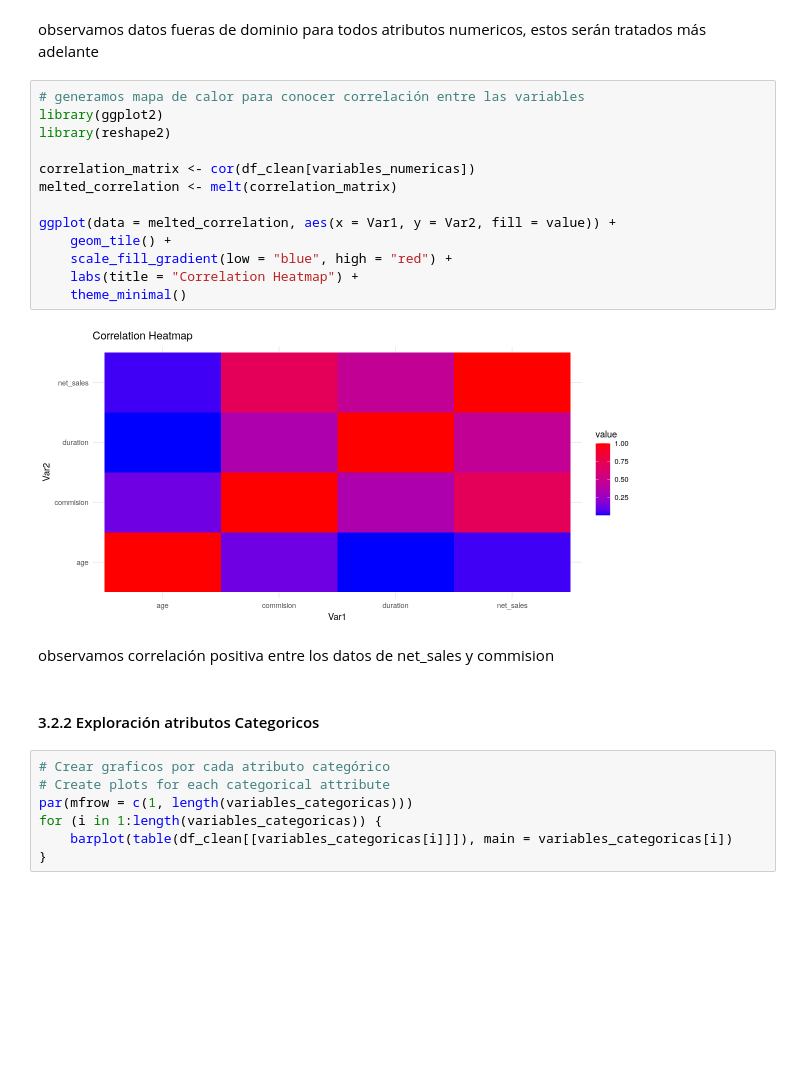
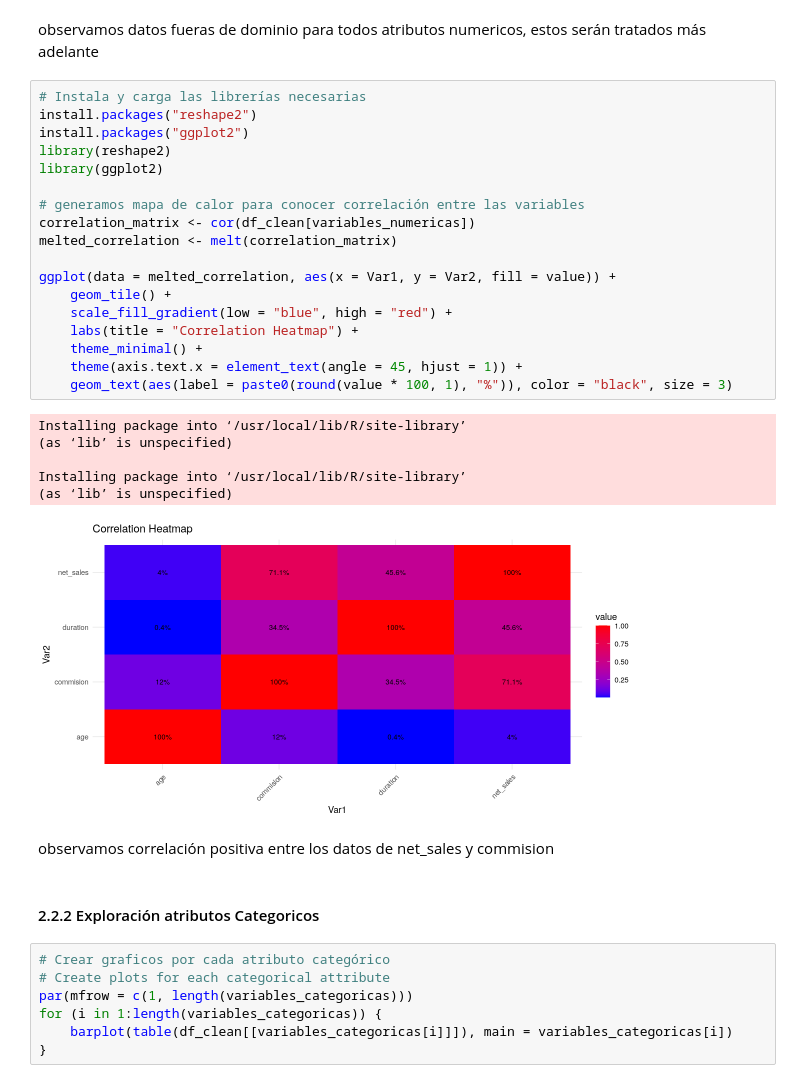
Before and after one commit to gdelgador/devcontainers-rstudio, a Jupyter notebook: explore-data/activida1.ipynb, the cells around one changed output. Cells and saved outputs as stored; diff of their text form; blank space fills up the shorter version.

```diff
--- a/explore-data/activida1.ipynb
+++ b/explore-data/activida1.ipynb
@@ -288,24 +345,34 @@ for (i in 1:length(variables_numericas)) {
 # %% [markdown]
 observamos datos fueras de dominio para todos atributos numericos, estos serán tratados más adelante
 # %%
+# Instala y carga las librerías necesarias
+install.packages("reshape2")
+install.packages("ggplot2")
+library(reshape2)
+library(ggplot2)
+
 # generamos mapa de calor para conocer correlación entre las variables
-library(ggplot2)
-library(reshape2)
-
 correlation_matrix <- cor(df_clean[variables_numericas])
 melted_correlation <- melt(correlation_matrix)
 
 ggplot(data = melted_correlation, aes(x = Var1, y = Var2, fill = value)) +
     geom_tile() +
     scale_fill_gradient(low = "blue", high = "red") +
     labs(title = "Correlation Heatmap") +
-    theme_minimal()
+    theme_minimal() +
+    theme(axis.text.x = element_text(angle = 45, hjust = 1)) +
+    geom_text(aes(label = paste0(round(value * 100, 1), "%")), color = "black", size = 3)
 # %% [output]
+Installing package into ‘/usr/local/lib/R/site-library’
+(as ‘lib’ is unspecified)
+
+Installing package into ‘/usr/local/lib/R/site-library’
+(as ‘lib’ is unspecified)
-[figure, old version]
+[figure, new version]
 # %% [markdown]
 observamos correlación positiva entre los datos de net_sales y commision
 # %% [markdown]
-#### 3.2.2 Exploración atributos Categoricos
+#### 2.2.2 Exploración atributos Categoricos
 # %%
 # Crear graficos por cada atributo categórico
 # Create plots for each categorical attribute
```
Also changed, not shown: parts of 77 cells of this notebook, 3 other files.
